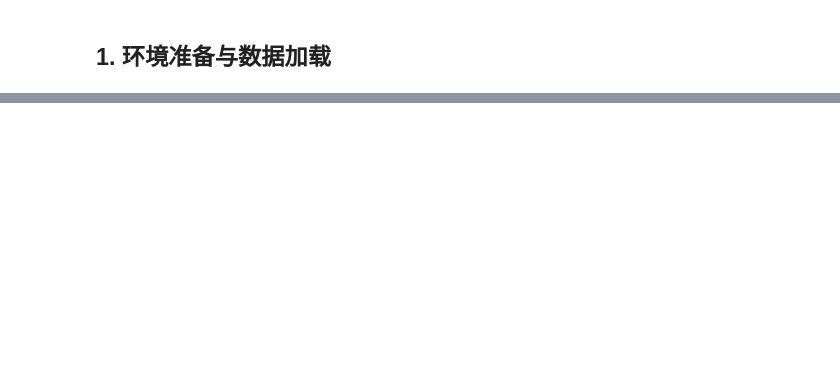
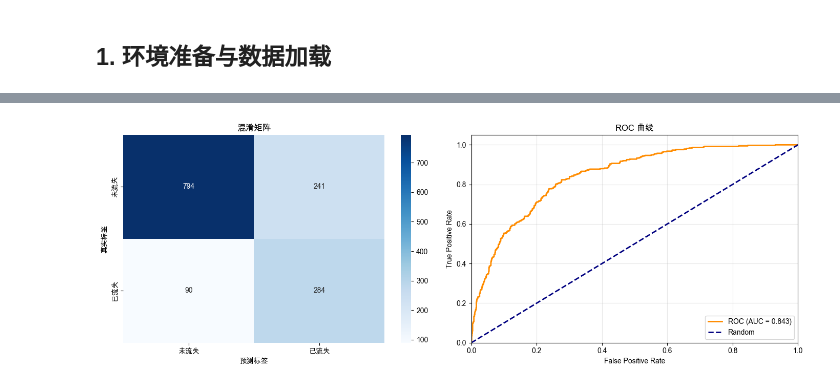
Before and after one commit to shychee/py_ai_tutorial, a Jupyter notebook: projects/stage3/p04-telecom/notebooks/analysis.ipynb, the cells around one changed output, grey strips where cells are left out. Cells and saved outputs as stored; diff of their text form; code cells hidden in the pictures; blank space fills up the shorter version.

```diff
--- a/projects/stage3/p04-telecom/notebooks/analysis.ipynb
+++ b/projects/stage3/p04-telecom/notebooks/analysis.ipynb
@@ -697,0 +216,19 @@ plt.show()
+# %%
+# 训练随机森林（class_weight='balanced' 处理不平衡数据）
+rf_model = RandomForestClassifier(
+    n_estimators=100,
+    max_depth=10,
+    min_samples_split=10,
+    min_samples_leaf=5,
+    max_features='sqrt',
+    class_weight='balanced',
+    random_state=42,
+    n_jobs=-1,
+)
+
+rf_model.fit(X_train_scaled, y_train)
+
+train_acc = rf_model.score(X_train_scaled, y_train)
+test_acc = rf_model.score(X_test_scaled, y_test)
+print(f"训练集准确率: {train_acc:.4f}")
+print(f"测试集准确率: {test_acc:.4f}")
@@ -697,0 +279,31 @@ plt.show()
+# %%
+# 混淆矩阵
+cm = confusion_matrix(y_test, y_pred)
+
+fig, axes = plt.subplots(1, 2, figsize=(14, 5))
+
+# 混淆矩阵
+sns.heatmap(cm, annot=True, fmt='d', cmap='Blues',
+            xticklabels=['未流失', '已流失'],
+            yticklabels=['未流失', '已流失'], ax=axes[0])
+axes[0].set_title('混淆矩阵')
+axes[0].set_ylabel('真实标签')
+axes[0].set_xlabel('预测标签')
+
+# ROC 曲线
+fpr, tpr, _ = roc_curve(y_test, y_pred_proba)
+roc_auc = auc(fpr, tpr)
+axes[1].plot(fpr, tpr, color='darkorange', lw=2, label=f'ROC (AUC = {roc_auc:.3f})')
+axes[1].plot([0, 1], [0, 1], color='navy', lw=2, linestyle='--', label='Random')
+axes[1].set_xlim([0, 1])
+axes[1].set_ylim([0, 1.05])
+axes[1].set_xlabel('False Positive Rate')
+axes[1].set_ylabel('True Positive Rate')
+axes[1].set_title('ROC 曲线')
+axes[1].legend(loc='lower right')
+axes[1].grid(True, alpha=0.3)
+
+plt.tight_layout()
+plt.show()
+# %% [output]
+[figure, added]
```
Also changed, not shown: parts of 57 cells of this notebook, 6 other files.
